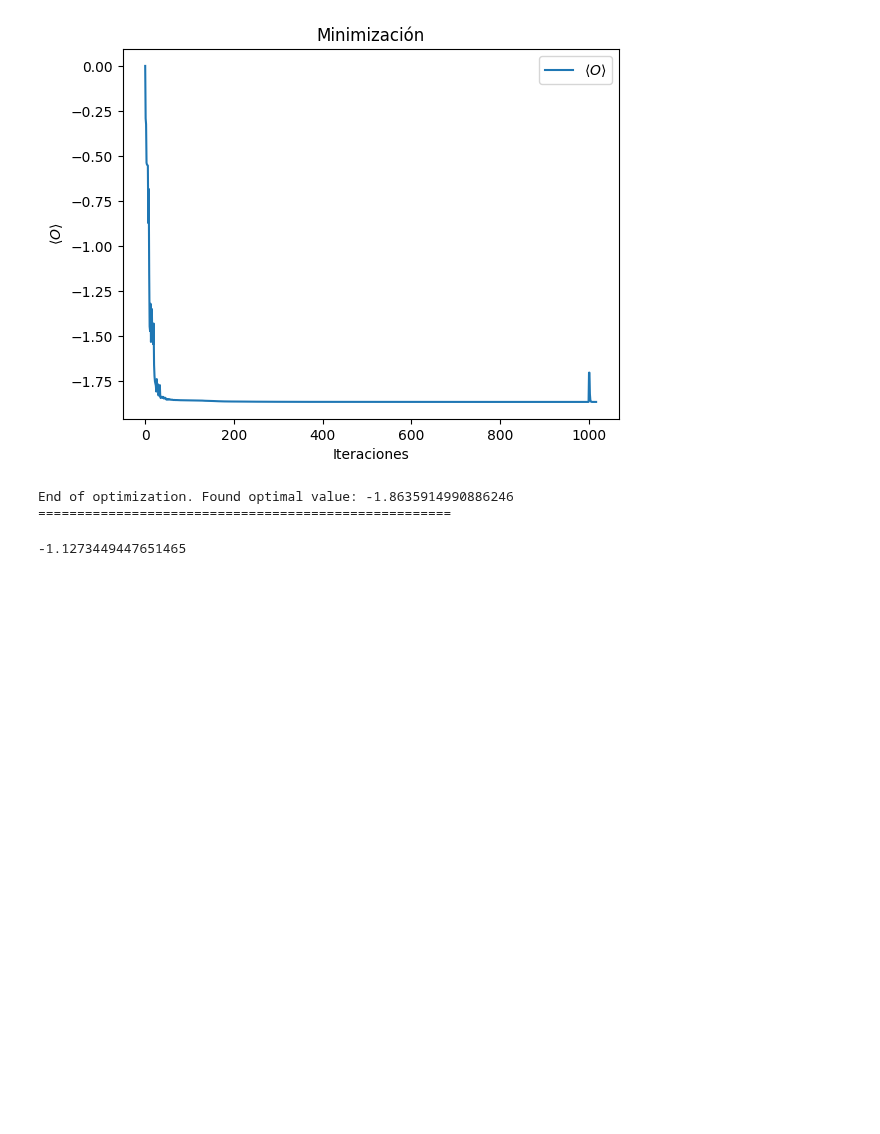
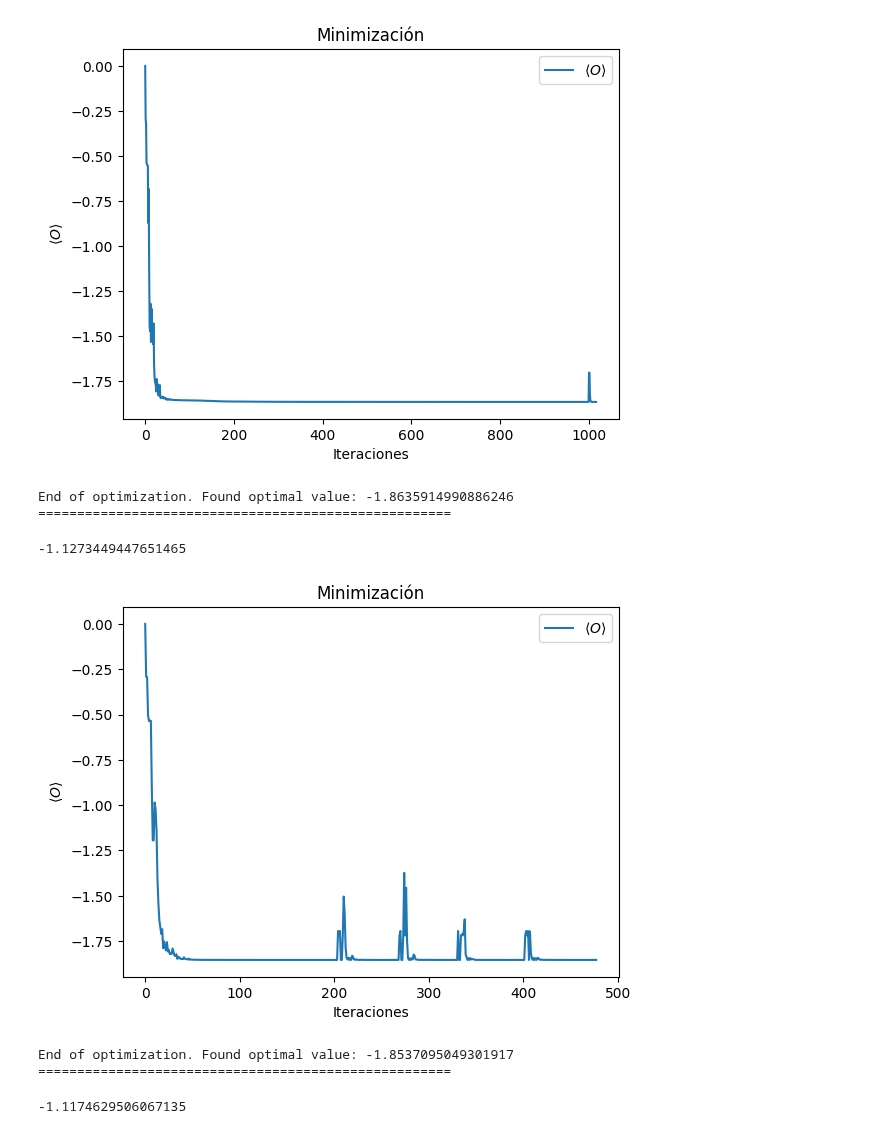
Before and after one commit to JLSM02/QML-Avoiding-BP, a Jupyter notebook: notebooks/VQE/H2/VQE_H2_mitigate_BP.ipynb, the cells around one changed output. Cells and saved outputs as stored; diff of their text form; code cells hidden in the pictures; blank space fills up the shorter version.

Commit message:
H2 layer optimization

```diff
--- a/notebooks/VQE/H2/VQE_H2_mitigate_BP.ipynb
+++ b/notebooks/VQE/H2/VQE_H2_mitigate_BP.ipynb
@@ -37,3 +37,14 @@ Optimization in progress.
 End of optimization. Found optimal value: -1.8635914990886246
 =====================================================
 -1.1273449447651465
+# %%
+num_qubits=hamiltonian.num_qubits
+num_layers=5
+# %%
+ansatz, n_params = anz.build_Nlocal_ansatz(num_qubits, num_layers)
+VQE_minimization_mitigate_BP(ansatz, hamiltonian, num_layers, print_info=False, plot_info=True)["minimum_values"][0] + nuclear_repulsion
+# %% [output]
+[figure, added]
+End of optimization. Found optimal value: -1.8537095049301917
+=====================================================
+-1.1174629506067135
```
Also changed, not shown: parts of 3 cells of this notebook.
